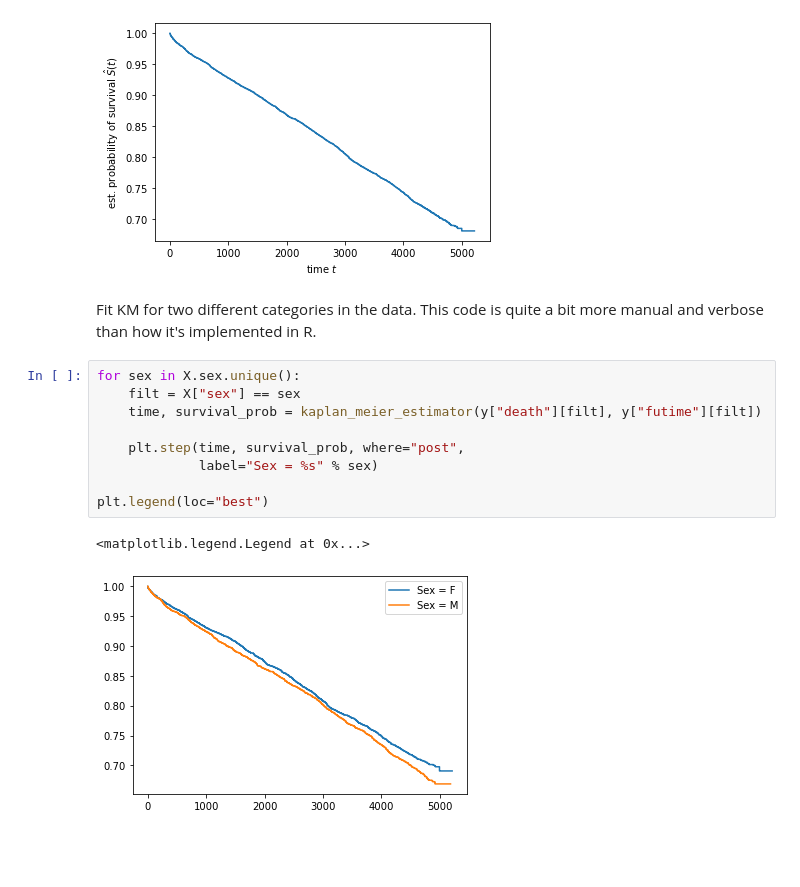
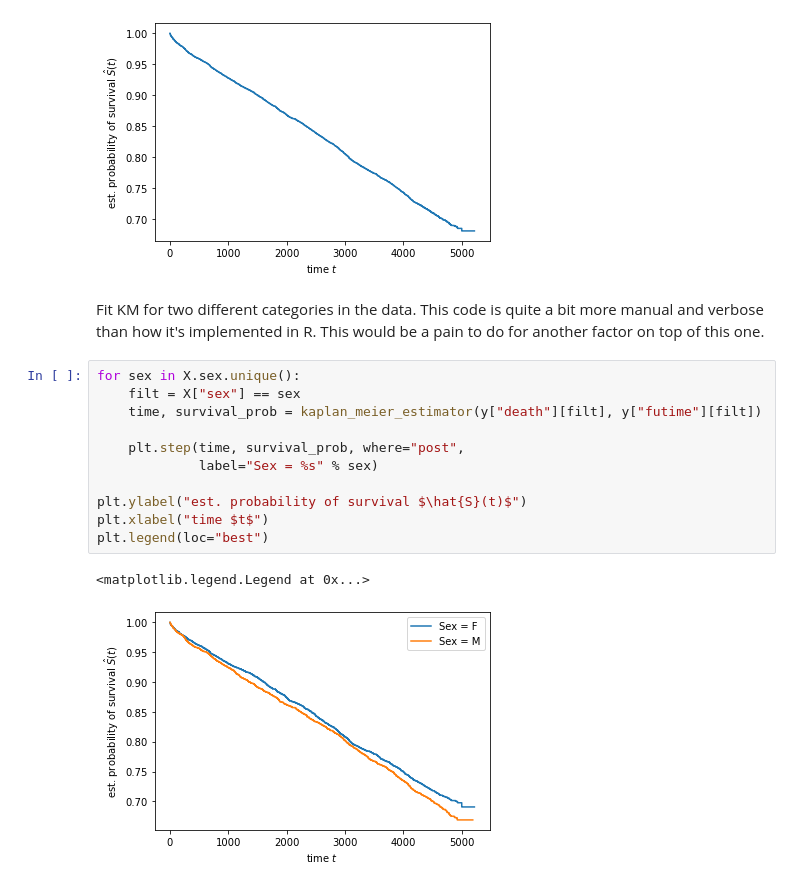
Before and after one commit to tom-farmer/survival-analysis, a Jupyter notebook: notebooks/survival-exploration.ipynb, the cells around one changed output. Saved outputs shown, nothing was run; the diff lists cells and outputs as text; blank space fills up the shorter version.

```diff
--- a/notebooks/survival-exploration.ipynb
+++ b/notebooks/survival-exploration.ipynb
@@ -21,16 +40,18 @@ plt.xlabel("time $t$")
 Text(0.5, 0, 'time $t$')
 [figure]
 # %% [markdown]
-Fit KM for two different categories in the data.  This code is quite a bit more manual and verbose than how it's implemented in R.
+Fit KM for two different categories in the data.  This code is quite a bit more manual and verbose than how it's implemented in R.  This would be a pain to do for another factor on top of this one.
 # %%
 for sex in X.sex.unique():
     filt = X["sex"] == sex
     time, survival_prob = kaplan_meier_estimator(y["death"][filt], y["futime"][filt])
 
     plt.step(time, survival_prob, where="post",
              label="Sex = %s" % sex)
 
+plt.ylabel("est. probability of survival $\hat{S}(t)$")
+plt.xlabel("time $t$")
 plt.legend(loc="best")
 # %% [output]
 <matplotlib.legend.Legend at 0x...>
-[figure, old version]
+[figure, new version]
```
Also changed, not shown: parts of 15 cells of this notebook.
